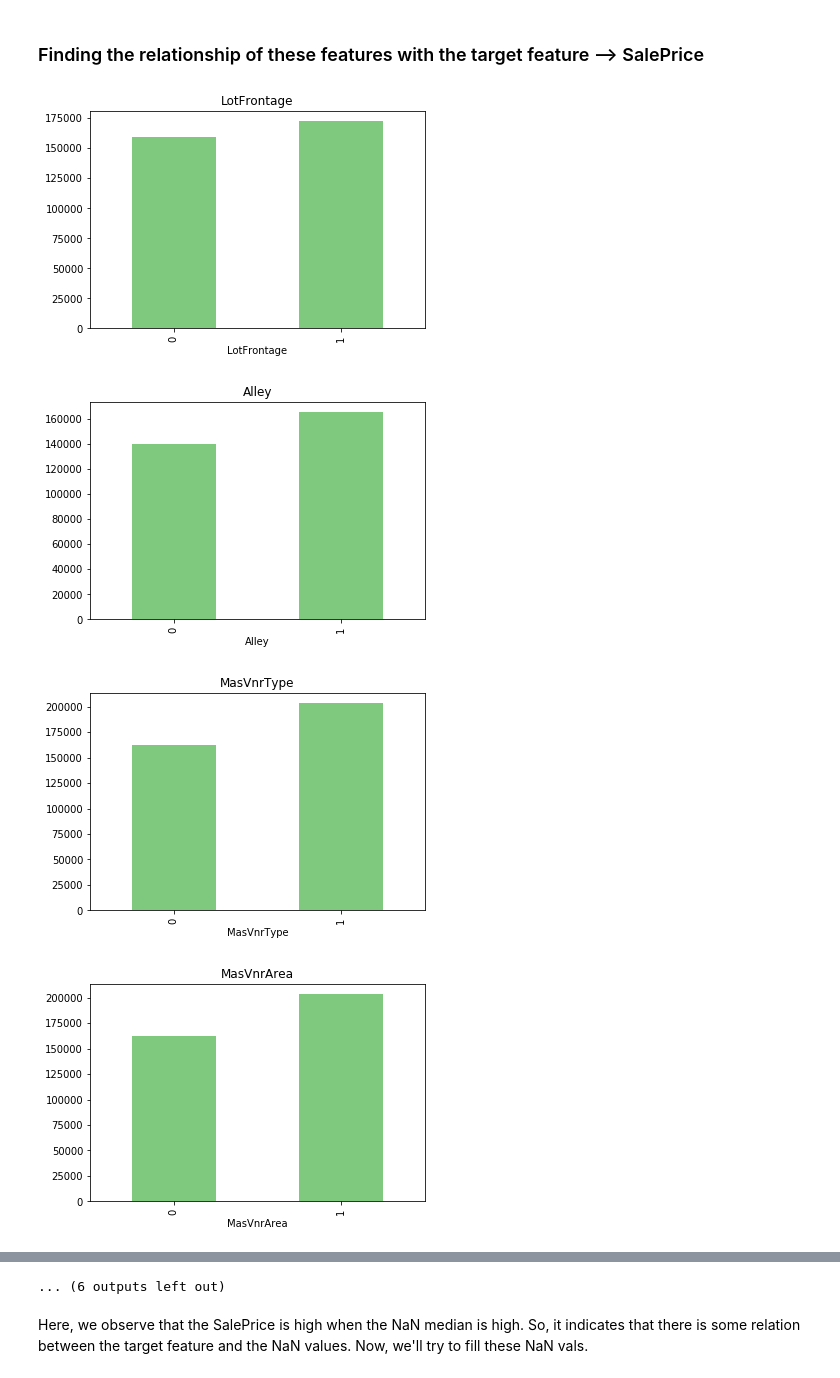
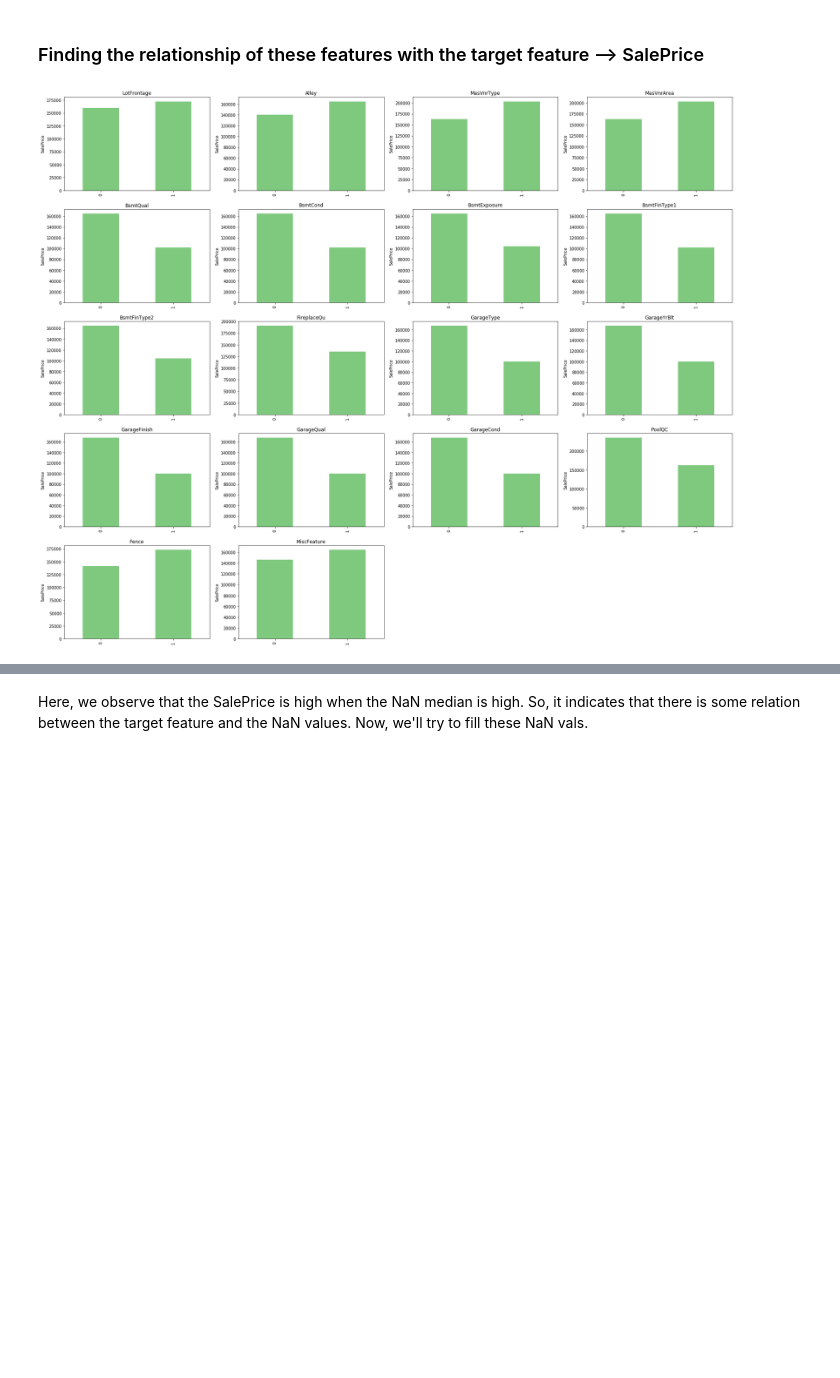
Before and after one commit to ParthikB/Data_Science, a Jupyter notebook: analysis.ipynb, the cells around one changed output, grey strips where cells are left out. Drawn from its saved outputs; the diff is of its cells as text; code cells hidden in the pictures; blank space fills up the shorter version.

```diff
--- a/analysis.ipynb
+++ b/analysis.ipynb
@@ -60,16 +60,16 @@ MiscFeature 0.963 % missing values
 # %% [markdown]
 ### Finding the relationship of these features with the target feature --> SalePrice
 # %%
-for f in features_with_na:
+plt.figure(figsize=(30, 25))
+for idx, f in enumerate(features_with_na):
     data = dataset.copy()
 
     data[f] = np.where(data[f].isnull(), 1, 0)
 
+    plt.subplot(5, 4, idx+1)
     data.groupby(f)['SalePrice'].median().plot.bar(colormap='Accent')
     plt.title(f)
-    plt.show()
+    plt.ylabel('SalePrice'); plt.xlabel(None)
+#     plt.show()
 # %% [output]
-[figure, old version]
+[figure, new version]
-[figure, removed]
-[figure, removed]
-[figure, removed]
@@ -84,4 +76,3 @@ for f in features_with_na:
-... (6 outputs left out)
 # %% [markdown]
 Here, we observe that the SalePrice is high when the NaN median is high. So, it indicates that there is some relation between the target feature and the NaN values. Now, we'll try to fill these NaN vals.
 # %% [markdown]
```
Also changed, not shown: parts of 5 cells of this notebook.
